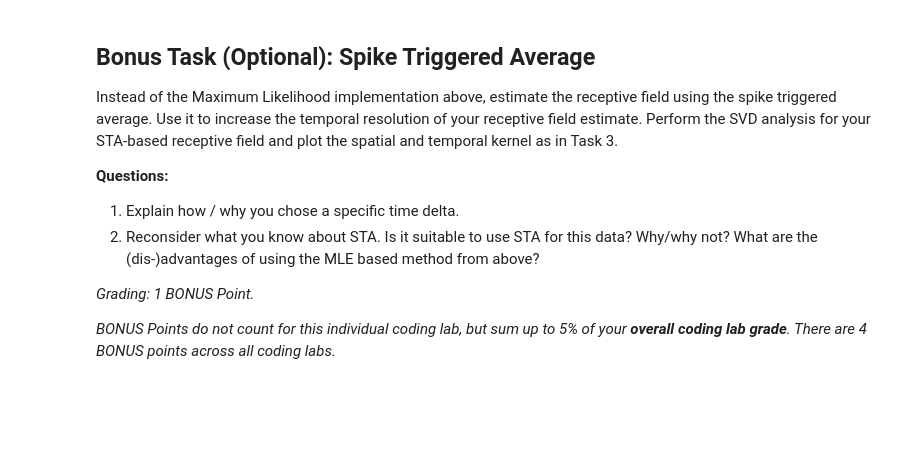
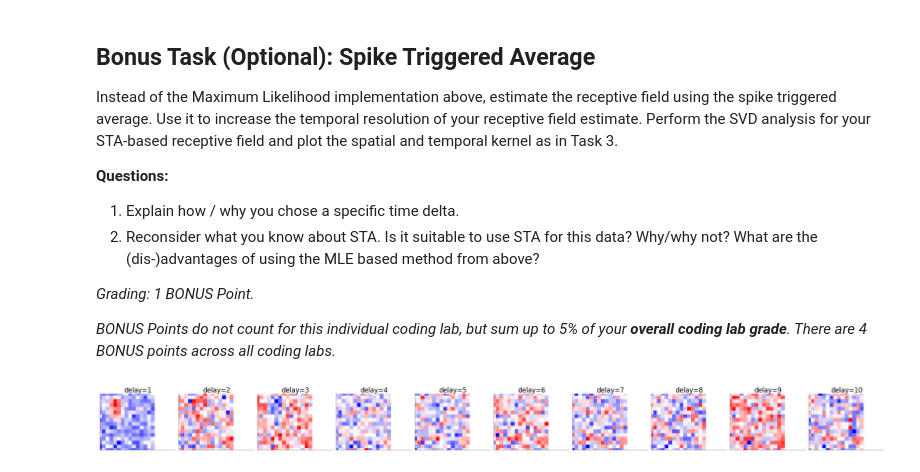
Before and after one commit to toniklenk/NeuralDataScience, a Jupyter notebook: notebooks/CodingLab5.ipynb, the cells around one changed output. Cells and saved outputs as stored; diff of their text form; code cells hidden in the pictures; blank space fills up the shorter version.

```diff
--- a/notebooks/CodingLab5.ipynb
+++ b/notebooks/CodingLab5.ipynb
@@ -460,11 +467,10 @@ Plot the first temporal component and the first spatial component. You can use a
 # Apply SVD to the fitted receptive field,
 # you can use either numpy or sklearn (0.5 pt)
 # --------------------------------------------
-w_hat = w_save.copy()
 w_hat = w_hat.reshape(20, 15, -1)
 w_hat = w_hat - np.mean(w_hat, axis=(0, 1), keepdims=True)  # center the data
 # w_hat = w_hat - np.mean(w_hat)  # center the data
-u, s, vh = np.linalg.svd(w_hat, full_matrices=True, hermitian=False)
+u, S, vh = np.linalg.svd(w_hat, full_matrices=True, hermitian=False)
 # %%
 # -------------------------------------------------
 # Plot the spatial and temporal components (1 pt)
@@ -583,3 +585,41 @@ _Grading: 1 BONUS Point._
 
 
 _BONUS Points do not count for this individual coding lab, but sum up to 5% of your **overall coding lab grade**. There are 4 BONUS points across all coding labs._
+# %%
+# delta 1-20
+delta = [1, 2, 3, 4, 5, 6, 7, 8, 9, 10]
+
+fig, ax = plt.subplots(ncols=len(delta), figsize=(20, 10), constrained_layout=True)
+
+Dx, Dy = 20, 15
+
+w_hat = np.zeros((Dx * Dy, len(delta)))
+
+for i, d in enumerate(delta):
+    # Align spike counts and stimulus for the current lag
+    spike_counts_d = spike_counts[d:]
+    if d > 0:
+        s_d = s[:, :-d]
+    else:
+        s_d = s
+
+    x = s_d * spike_counts_d
+
+    w_hat[:, i] = x.mean(axis=1)
+
+    # Plot
+    # vlim = np.max(np.abs(w_hat[:, i]))
+    ax[i].imshow(
+        w_hat[:, i].reshape(Dx, Dy),
+        cmap="bwr",
+        aspect="auto",
+    )
+    ax[i].set_title(f"delay={d}")
+    ax[i].set_xticks([])
+    ax[i].set_yticks([])
+    ax[i].set_aspect("equal")
+    ax[i].set_xlim(0, Dx)
+    ax[i].set_ylim(0, Dy)
+plt.show()
+# %% [output]
+[figure, added]
```
Also changed, not shown: parts of 12 cells of this notebook.
